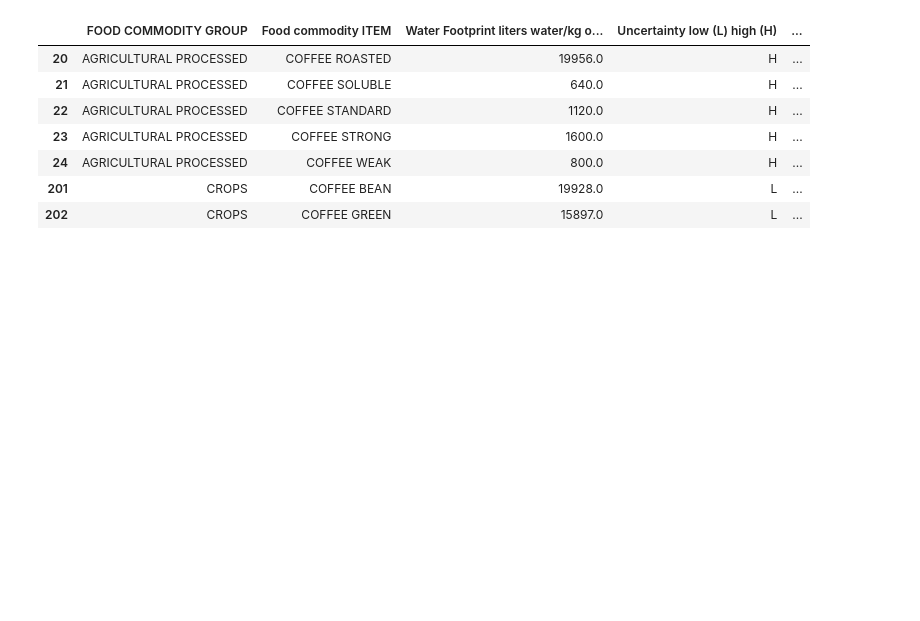
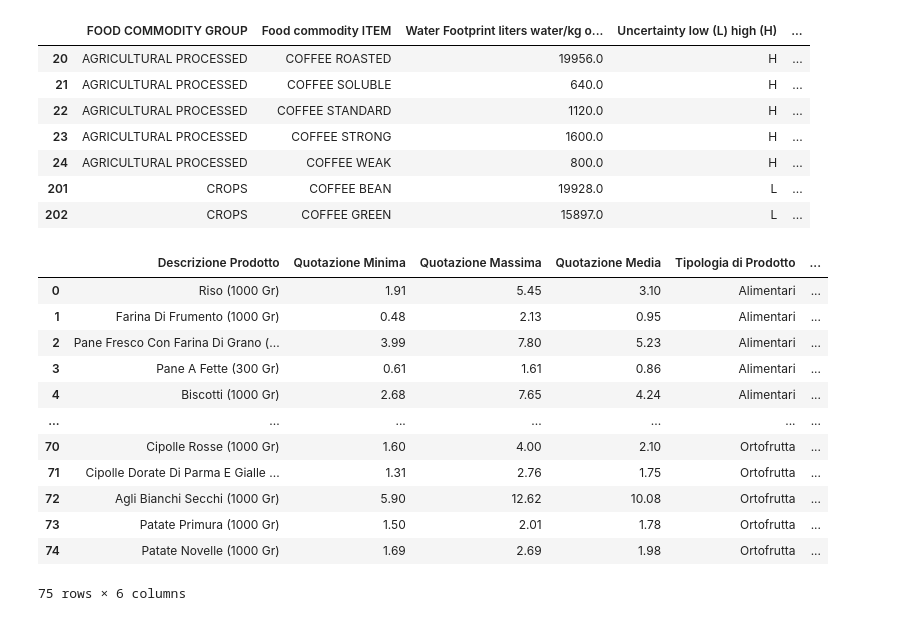
Before and after one commit to TCoaM/TrueCostOfAMeal, a Jupyter notebook: simo_data_integration_other_solution.ipynb, the cells around one changed output. Cells and saved outputs as stored; diff of their text form; code cells hidden in the pictures; blank space fills up the shorter version.

Commit message:
web scraping dati alimenti, integrazioni dati alimenti nel dataset enorme

```diff
--- a/simo_data_integration_other_solution.ipynb
+++ b/simo_data_integration_other_solution.ipynb
@@ -12,0 +47,15 @@ from sentence_transformers import SentenceTransformer, util
+# %%
+# parsing the page with BeautifulSoup
+soup_al = BeautifulSoup(page_alimenti.content, "html.parser")
+soup_ort = BeautifulSoup(page_ortofrutta.content, "html.parser")
+# %%
+# finding the table with id "id-table-results"
+results_alimenti = soup_al.find(id="id-table-results")
+results_orto = soup_ort.find(id="id-table-results")
+# %%
+# Transform the table into a pandas dataframe
+df_prices_alimenti = pd.read_html(StringIO(str(results_alimenti)))[0]
+
+df_prices_orto = pd.read_html(StringIO(str(results_orto)))[0]
+
+prices_data = pd.concat([df_prices_alimenti, df_prices_orto], ignore_index=True)
@@ -222,7 +287,7 @@ def singularize(word: str) -> str:
     return word  # no rule matched
 # %%
 # Function to normalize labels
-def normalize_label(s):
+def normalize_label(s, language='en'):
     s = s.lower().strip().replace('-', ' ').replace('_', ' ')
      # Remove numbers and letters in brackets, asteriks, punctuation
     s = re.sub(r'\(.*?\)', '', s)  # Remove text in brackets
@@ -237,7 +302,8 @@ def normalize_label(s):
     s = re.sub(r"meat", "", s) # remove meat to improve the results of fuzzy matching for different animal meat
     s = re.sub(r"or", "", s)
     # handling plurals
-    s = singularize(s)
+    if language == 'en':
+        s = singularize(s)
 
     return s
 # %%
@@ -428,3 +454,22 @@ for idx, row in new_merged_df.iterrows():
     if row["Food commodity ITEM_wf"] == "COFFEE ROASTED":
         new_merged_df.iloc[idx, -10:] = single_coffee_row.iloc[0,:10].values
         break
+# %%
+# Apply preprocessing to the prices data
+prices_data['clean_label'] = prices_data["Descrizione Prodotto"].apply(normalize_label, language='it')
+
+prices_data
+# %% [output]
+|  | Descrizione Prodotto | Quotazione Minima | Quotazione Massima | Quotazione Media | Tipologia di Prodotto | ... |
+| 0 | Riso (1000 Gr) | 1.91 | 5.45 | 3.10 | Alimentari | ... |
+| 1 | Farina Di Frumento (1000 Gr) | 0.48 | 2.13 | 0.95 | Alimentari | ... |
+| 2 | Pane Fresco Con Farina Di Grano (... | 3.99 | 7.80 | 5.23 | Alimentari | ... |
+| 3 | Pane A Fette (300 Gr) | 0.61 | 1.61 | 0.86 | Alimentari | ... |
+| 4 | Biscotti (1000 Gr) | 2.68 | 7.65 | 4.24 | Alimentari | ... |
+| ... | ... | ... | ... | ... | ... | ... |
+| 70 | Cipolle Rosse (1000 Gr) | 1.60 | 4.00 | 2.10 | Ortofrutta | ... |
+| 71 | Cipolle Dorate Di Parma E Gialle ... | 1.31 | 2.76 | 1.75 | Ortofrutta | ... |
+| 72 | Agli Bianchi Secchi (1000 Gr) | 5.90 | 12.62 | 10.08 | Ortofrutta | ... |
+| 73 | Patate Primura (1000 Gr) | 1.50 | 2.01 | 1.78 | Ortofrutta | ... |
+| 74 | Patate Novelle (1000 Gr) | 1.69 | 2.69 | 1.98 | Ortofrutta | ... |
+75 rows × 6 columns
```
Also changed, not shown: parts of 12 cells of this notebook, 2 other files.
